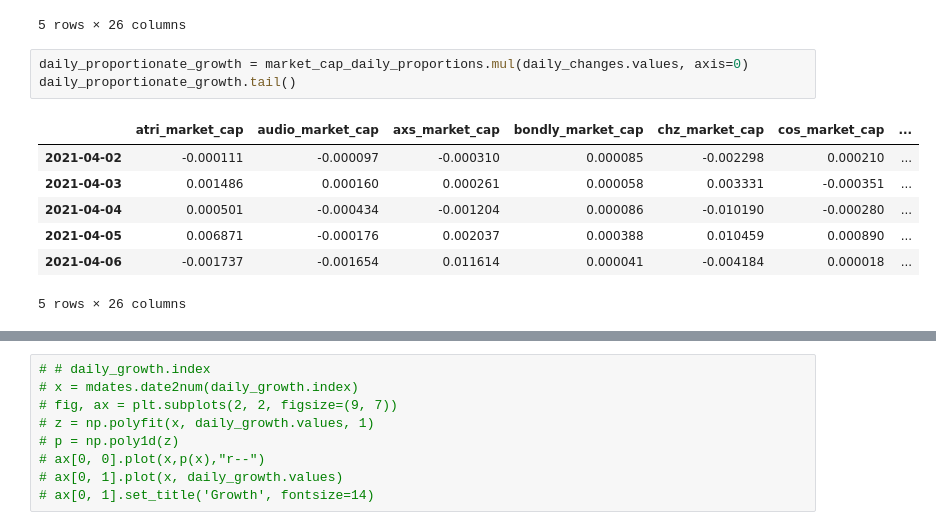
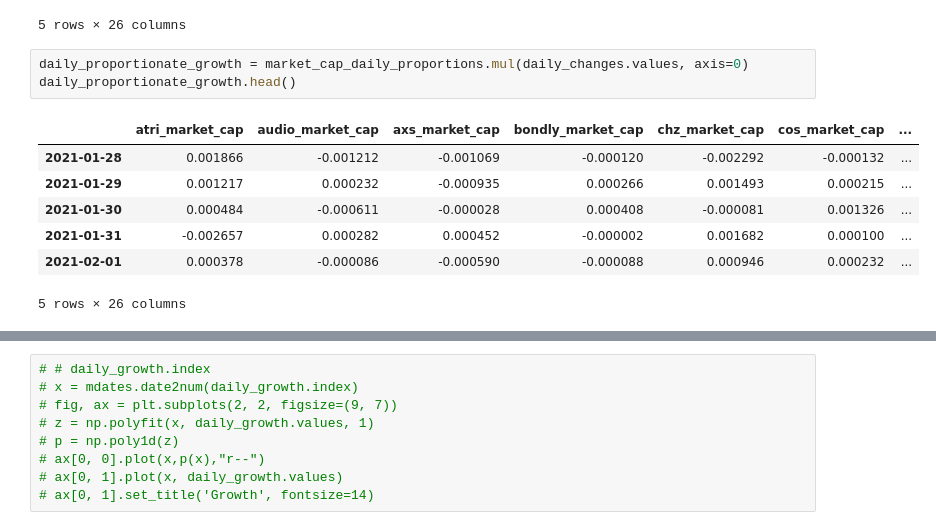
Before and after one commit to Hash3rown/nfty_tree.io, a Jupyter notebook: sandbox/kelso_market_index.ipynb, the cells around one changed output, grey strips where cells are left out. Cells and saved outputs as stored; diff of their text form.

```diff
--- a/sandbox/kelso_market_index.ipynb
+++ b/sandbox/kelso_market_index.ipynb
@@ -464,14 +464,14 @@ daily_changes.head()
 5 rows × 26 columns
 # %%
 daily_proportionate_growth = market_cap_daily_proportions.mul(daily_changes.values, axis=0)
-daily_proportionate_growth.tail()
+daily_proportionate_growth.head()
 # %% [output]
 |  | atri_market_cap | audio_market_cap | axs_market_cap | bondly_market_cap | chz_market_cap | cos_market_cap | ... |
-| 2021-04-02 | -0.000111 | -0.000097 | -0.000310 | 0.000085 | -0.002298 | 0.000210 | ... |
-| 2021-04-03 | 0.001486 | 0.000160 | 0.000261 | 0.000058 | 0.003331 | -0.000351 | ... |
-| 2021-04-04 | 0.000501 | -0.000434 | -0.001204 | 0.000086 | -0.010190 | -0.000280 | ... |
-| 2021-04-05 | 0.006871 | -0.000176 | 0.002037 | 0.000388 | 0.010459 | 0.000890 | ... |
-| 2021-04-06 | -0.001737 | -0.001654 | 0.011614 | 0.000041 | -0.004184 | 0.000018 | ... |
+| 2021-01-28 | 0.001866 | -0.001212 | -0.001069 | -0.000120 | -0.002292 | -0.000132 | ... |
+| 2021-01-29 | 0.001217 | 0.000232 | -0.000935 | 0.000266 | 0.001493 | 0.000215 | ... |
+| 2021-01-30 | 0.000484 | -0.000611 | -0.000028 | 0.000408 | -0.000081 | 0.001326 | ... |
+| 2021-01-31 | -0.002657 | 0.000282 | 0.000452 | -0.000002 | 0.001682 | 0.000100 | ... |
+| 2021-02-01 | 0.000378 | -0.000086 | -0.000590 | -0.000088 | 0.000946 | 0.000232 | ... |
 5 rows × 26 columns
 # %%
 # test to see the overall daily growth
```
Also changed, not shown: parts of 8 cells of this notebook.
